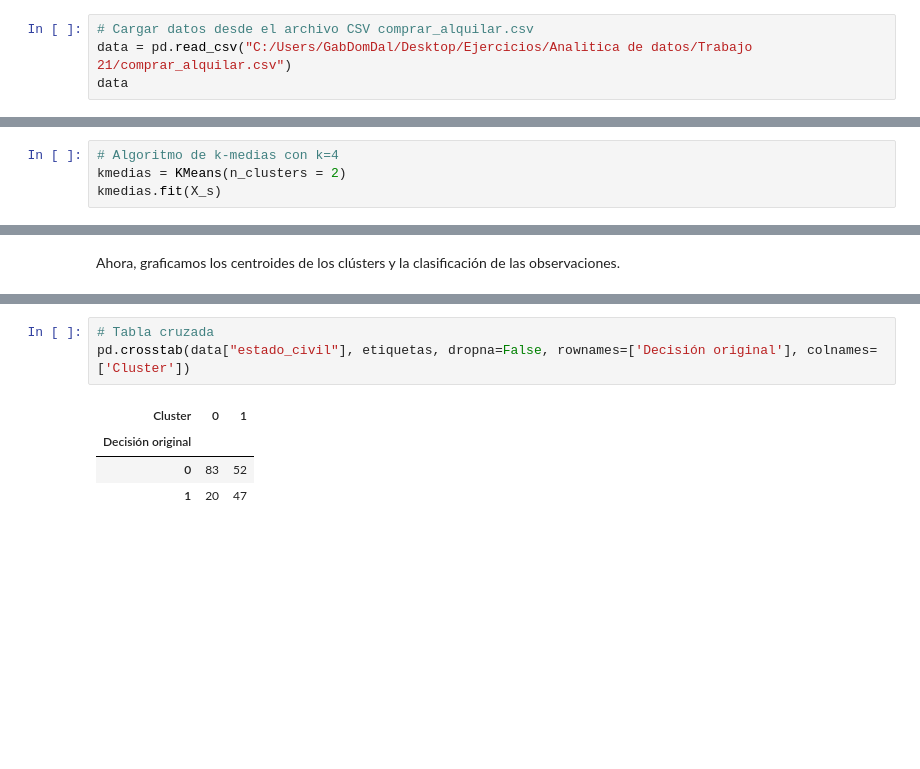
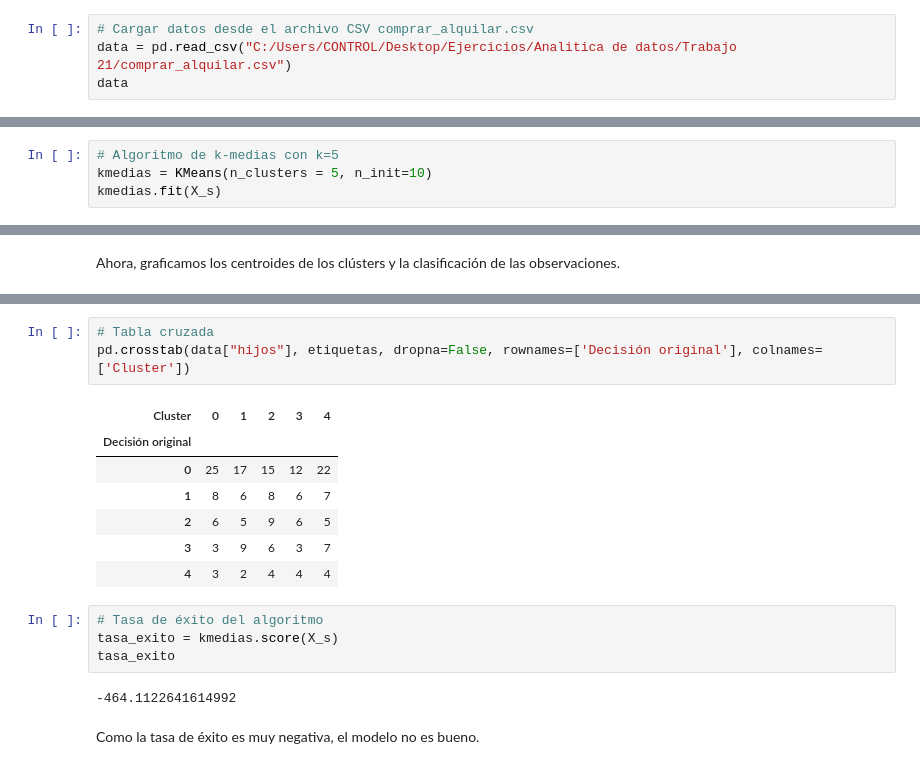
Before and after one commit to OsmarSantana369/Ejercicios, a Jupyter notebook: Analitica de datos/Trabajo 21/análisis_clúster.ipynb, the cells around one changed output, grey strips where cells are left out. Saved outputs shown, nothing was run; the diff lists cells and outputs as text; blank space fills up the shorter version.

```diff
--- a/Analitica de datos/Trabajo 21/análisis_clúster.ipynb
+++ b/Analitica de datos/Trabajo 21/análisis_clúster.ipynb
@@ -364,6 +370,6 @@ Trabajar con la base de datos "comprar_alquilar" y aplicar kmedias sólo con las
 # %%
 # Cargar datos desde el archivo CSV comprar_alquilar.csv
-data = pd.read_csv("C:/Users/GabDomDal/Desktop/Ejercicios/Analitica de datos/Trabajo 21/comprar_alquilar.csv")
+data = pd.read_csv("C:/Users/CONTROL/Desktop/Ejercicios/Analitica de datos/Trabajo 21/comprar_alquilar.csv")
 data
 # %% [output]
 |  | ingresos | gastos_comunes | pago_coche | gastos_otros | ahorros | vivienda | estado_civil | hijos | trabajo | ... |
@@ -412,5 +418,5 @@ Ahora, usaremos k-medias con k=4.
 # %%
-# Algoritmo de k-medias con k=4
-kmedias = KMeans(n_clusters = 2)
+# Algoritmo de k-medias con k=5
+kmedias = KMeans(n_clusters = 5, n_init=10)
 kmedias.fit(X_s)
 # %% [output]
@@ -442,8 +456,19 @@ plt.show()
 # %%
 # Tabla cruzada
-pd.crosstab(data["estado_civil"], etiquetas, dropna=False, rownames=['Decisión original'], colnames=['Cluster'])
+pd.crosstab(data["hijos"], etiquetas, dropna=False, rownames=['Decisión original'], colnames=['Cluster'])
 # %% [output]
-| Cluster | 0 | 1 |
-| Decisión original |  |  |
-| 0 | 83 | 52 |
-| 1 | 20 | 47 |
+| Cluster | 0 | 1 | 2 | 3 | 4 |
+| Decisión original |  |  |  |  |  |
+| 0 | 25 | 17 | 15 | 12 | 22 |
+| 1 | 8 | 6 | 8 | 6 | 7 |
+| 2 | 6 | 5 | 9 | 6 | 5 |
+| 3 | 3 | 9 | 6 | 3 | 7 |
+| 4 | 3 | 2 | 4 | 4 | 4 |
+# %%
+# Tasa de éxito del algoritmo
+tasa_exito = kmedias.score(X_s)
+tasa_exito
+# %% [output]
+-464.1122641614992
+# %% [markdown]
+Como la tasa de éxito es muy negativa, el modelo no es bueno.
```
Also changed, not shown: parts of 8 cells of this notebook, 1 other file.
